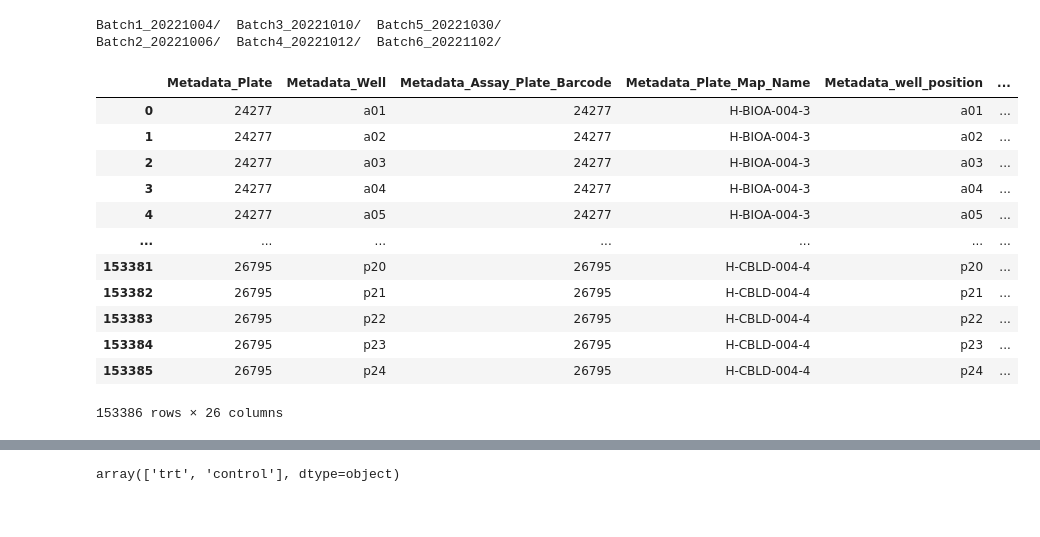
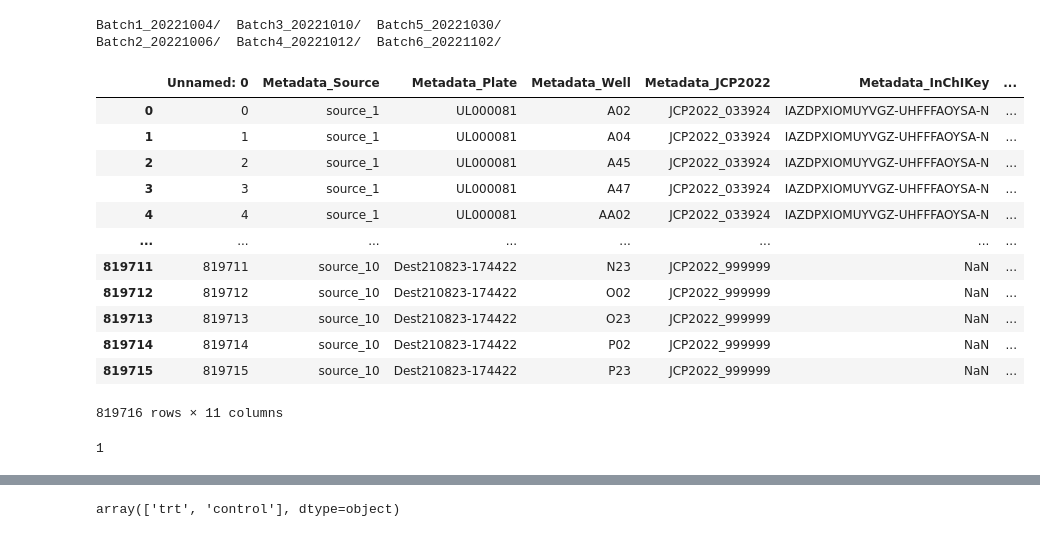
Before and after one commit to broadinstitute/SingleCell_Morphological_Analysis, a Jupyter notebook: scripts/jump_fq/jump_feature_quality.ipynb, the cells around one changed output, grey strips where cells are left out. Cells and saved outputs as stored; diff of their text form; code cells hidden in the pictures.

```diff
--- a/scripts/jump_fq/jump_feature_quality.ipynb
+++ b/scripts/jump_fq/jump_feature_quality.ipynb
@@ -344,32 +384,36 @@ annot_crispr["Metadata_Symbol"].unique()
 # %%
 dataset = "jump_crispr"
 dataset = "jump_compound"
-dataset = "jump_orf"
+# dataset = "jump_orf"
 # dataset = "lincs"
 # dataset="taorf"
-dataset = "CDRP"
+# dataset = "CDRP"
 
 ##################### Read preprocessed metadata
 annot = pd.read_csv(
     mito_project_root_dir
     + "/workspace/metadata/preprocessed/annot_"
     + dataset
     + ".csv",
     dtype={"Metadata_Plate": str},
 )
 # annot["Metadata_pert_type"]
 annot
 # %% [output]
-|  | Metadata_Plate | Metadata_Well | Metadata_Assay_Plate_Barcode | Metadata_Plate_Map_Name | Metadata_well_position | ... |
-| 0 | 24277 | a01 | 24277 | H-BIOA-004-3 | a01 | ... |
-| 1 | 24277 | a02 | 24277 | H-BIOA-004-3 | a02 | ... |
-| 2 | 24277 | a03 | 24277 | H-BIOA-004-3 | a03 | ... |
-| 3 | 24277 | a04 | 24277 | H-BIOA-004-3 | a04 | ... |
-| 4 | 24277 | a05 | 24277 | H-BIOA-004-3 | a05 | ... |
-| ... | ... | ... | ... | ... | ... | ... |
-| 153381 | 26795 | p20 | 26795 | H-CBLD-004-4 | p20 | ... |
-| 153382 | 26795 | p21 | 26795 | H-CBLD-004-4 | p21 | ... |
-| 153383 | 26795 | p22 | 26795 | H-CBLD-004-4 | p22 | ... |
-| 153384 | 26795 | p23 | 26795 | H-CBLD-004-4 | p23 | ... |
-| 153385 | 26795 | p24 | 26795 | H-CBLD-004-4 | p24 | ... |
+|  | Unnamed: 0 | Metadata_Source | Metadata_Plate | Metadata_Well | Metadata_JCP2022 | Metadata_InChIKey | ... |
+| 0 | 0 | source_1 | UL000081 | A02 | JCP2022_033924 | IAZDPXIOMUYVGZ-UHFFFAOYSA-N | ... |
+| 1 | 1 | source_1 | UL000081 | A04 | JCP2022_033924 | IAZDPXIOMUYVGZ-UHFFFAOYSA-N | ... |
+| 2 | 2 | source_1 | UL000081 | A45 | JCP2022_033924 | IAZDPXIOMUYVGZ-UHFFFAOYSA-N | ... |
+| 3 | 3 | source_1 | UL000081 | A47 | JCP2022_033924 | IAZDPXIOMUYVGZ-UHFFFAOYSA-N | ... |
+| 4 | 4 | source_1 | UL000081 | AA02 | JCP2022_033924 | IAZDPXIOMUYVGZ-UHFFFAOYSA-N | ... |
+| ... | ... | ... | ... | ... | ... | ... | ... |
+| 819711 | 819711 | source_10 | Dest210823-174422 | N23 | JCP2022_999999 | NaN | ... |
+| 819712 | 819712 | source_10 | Dest210823-174422 | O02 | JCP2022_999999 | NaN | ... |
+| 819713 | 819713 | source_10 | Dest210823-174422 | O23 | JCP2022_999999 | NaN | ... |
+| 819714 | 819714 | source_10 | Dest210823-174422 | P02 | JCP2022_999999 | NaN | ... |
+| 819715 | 819715 | source_10 | Dest210823-174422 | P23 | JCP2022_999999 | NaN | ... |
-153386 rows × 26 columns
+819716 rows × 11 columns
+# %%
+annot[["Batch","Metadata_Source"]].drop_duplicates().groupby(["Batch","Metadata_Source"]).size().max()
+# %% [output]
+1
```
Also changed, not shown: parts of 28 cells of this notebook, 1 other file.
